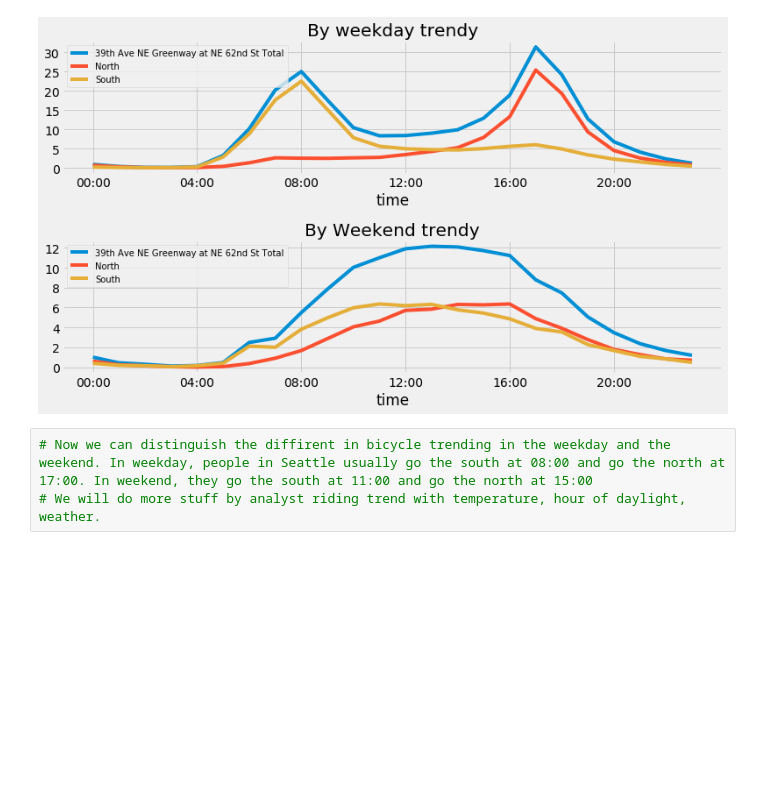
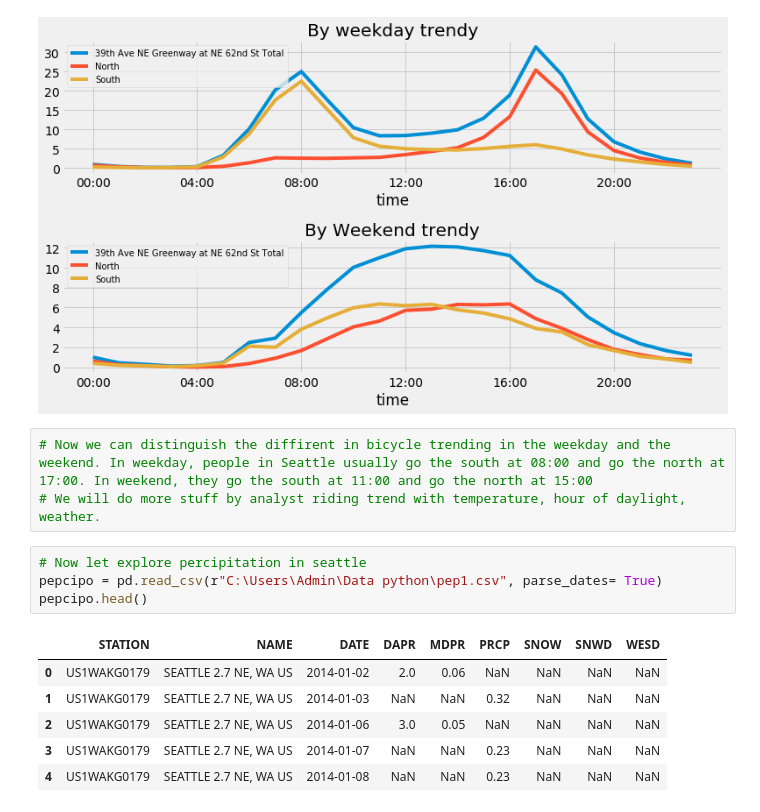
Before and after one commit to huy105/Python-analyst, a Jupyter notebook: 39th_Ave_NE_Greenway_at_NE_62nd_analyst.ipynb, the cells around one changed output. Saved outputs shown, nothing was run; the diff lists cells and outputs as text; blank space fills up the shorter version.

```diff
--- a/39th_Ave_NE_Greenway_at_NE_62nd_analyst.ipynb
+++ b/39th_Ave_NE_Greenway_at_NE_62nd_analyst.ipynb
@@ -180,3 +180,14 @@ with plt.style.context("fivethirtyeight"):
 # %%
 # Now we can distinguish the diffirent in bicycle trending in the weekday and the weekend. In weekday, people in Seattle usually go the south at 08:00 and go the north at 17:00. In weekend, they go the south at 11:00 and go the north at 15:00
 # We will do more stuff by analyst riding trend with temperature, hour of daylight, weather.
+# %%
+# Now let explore percipitation in seattle
+pepcipo = pd.read_csv(r"C:\Users\Admin\Data python\pep1.csv", parse_dates= True)
+pepcipo.head()
+# %% [output]
+|  | STATION | NAME | DATE | DAPR | MDPR | PRCP | SNOW | SNWD | WESD |
+| 0 | US1WAKG0179 | SEATTLE 2.7 NE, WA US | 2014-01-02 | 2.0 | 0.06 | NaN | NaN | NaN | NaN |
+| 1 | US1WAKG0179 | SEATTLE 2.7 NE, WA US | 2014-01-03 | NaN | NaN | 0.32 | NaN | NaN | NaN |
+| 2 | US1WAKG0179 | SEATTLE 2.7 NE, WA US | 2014-01-06 | 3.0 | 0.05 | NaN | NaN | NaN | NaN |
+| 3 | US1WAKG0179 | SEATTLE 2.7 NE, WA US | 2014-01-07 | NaN | NaN | 0.23 | NaN | NaN | NaN |
+| 4 | US1WAKG0179 | SEATTLE 2.7 NE, WA US | 2014-01-08 | NaN | NaN | 0.23 | NaN | NaN | NaN |
```
Also changed, not shown: parts of 10 cells of this notebook.
